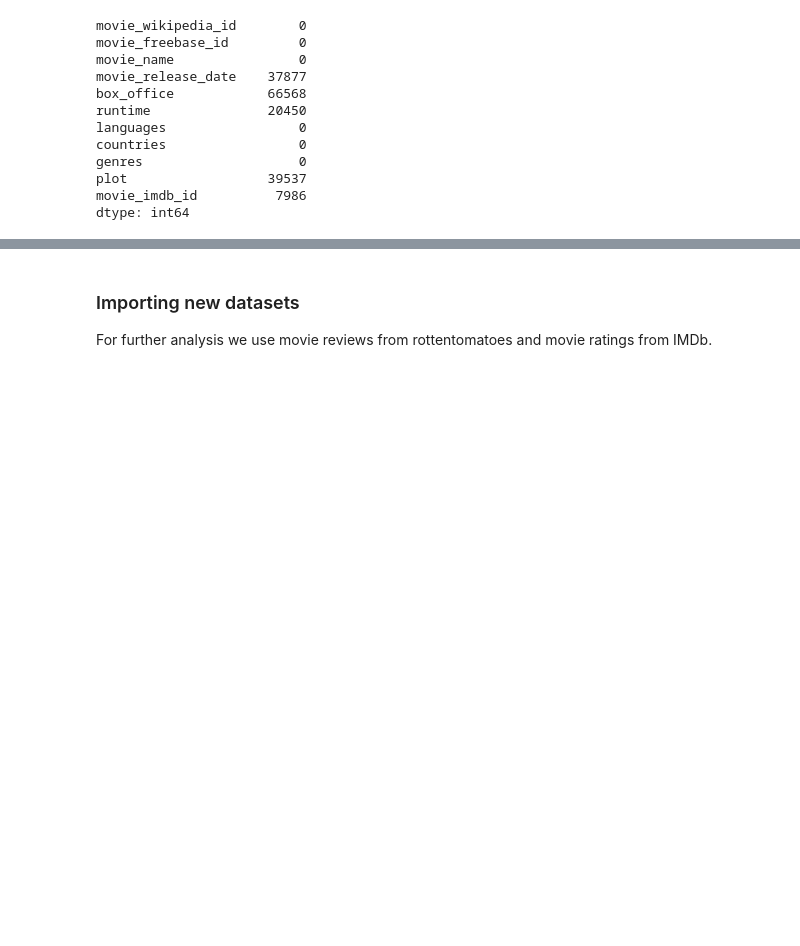
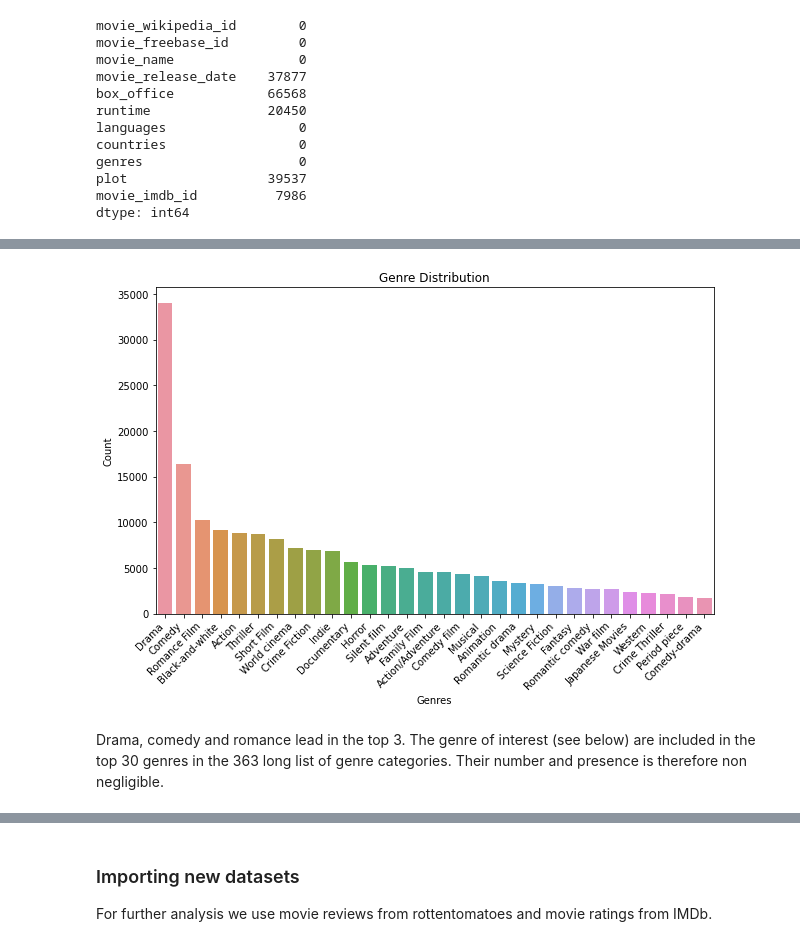
Before and after one commit to epfl-ada/ada-2023-project-adacalypse, a Jupyter notebook: code/P2_notebook.ipynb, the cells around one changed output, grey strips where cells are left out. Cells and saved outputs as stored; diff of their text form; code cells hidden in the pictures; blank space fills up the shorter version.

```diff
--- a/code/P2_notebook.ipynb
+++ b/code/P2_notebook.ipynb
@@ -424,0 +446,12 @@ dtype: int64
+# %%
+# Genre Distribution
+# Genre are impacted differently by technology
+# Let's have a look at the genre distribution, in total and across time for the main genres of interest
+
+# Flatten the list of genres
+all_genres = [genre for sublist in movies_analysis_df['genres'] for genre in sublist]
+
+# Create a pandas Series from the flattened list
+genre_counts = pd.Series(all_genres).value_counts()
+
+genre_counts
@@ -424,0 +471,15 @@ dtype: int64
+# %%
+# Plot Genre Distribution
+top30_genre = genre_counts.nlargest(30)
+
+plt.figure(figsize=(10, 6))
+sns.barplot(x=top30_genre.index, y=top30_genre.values)
+plt.title('Genre Distribution')
+plt.xlabel('Genres')
+plt.ylabel('Count')
+plt.xticks(rotation=45, ha='right')
+plt.show()
+# %% [output]
+[figure, added]
+# %% [markdown]
+Drama, comedy and romance lead in the top 3. The genre of interest (see below) are included in the top 30 genres in the 363 long list of genre categories. Their number and presence is therefore non negligible.
```
Also changed, not shown: parts of 40 cells of this notebook, 1 other file.
